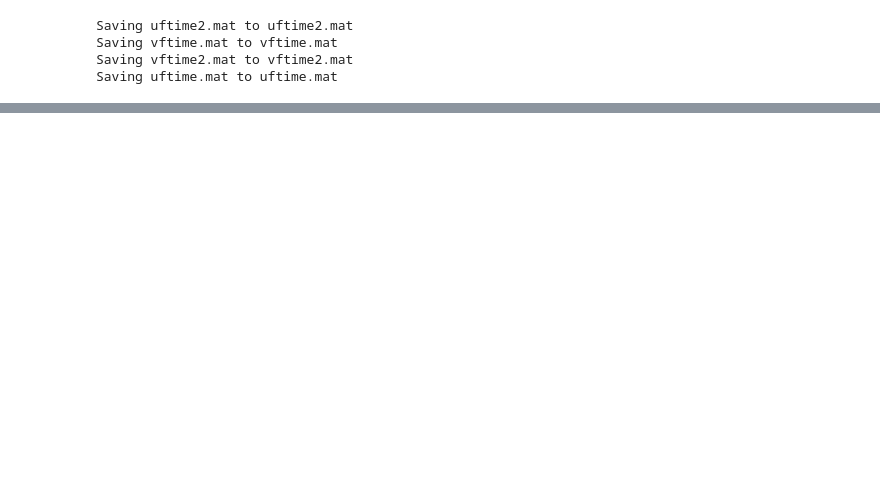
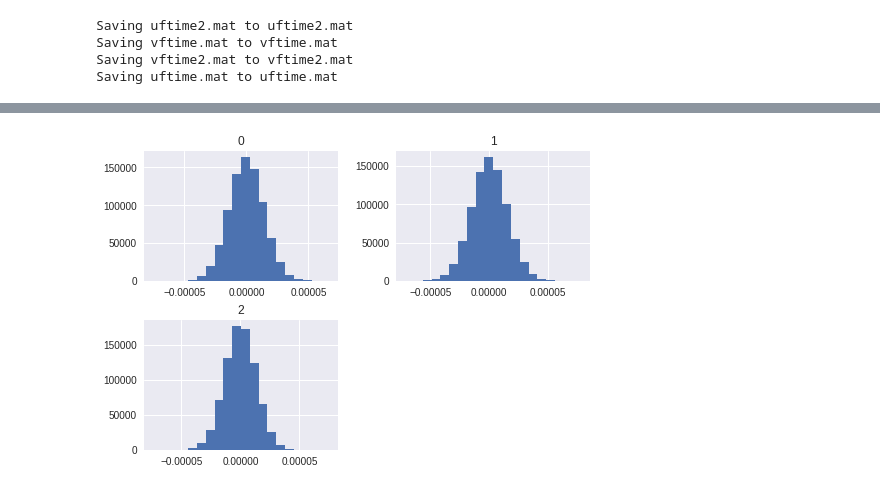
Before and after one commit to arvindnswamy/BoundaryLayers, a Jupyter notebook: WorkingWithTurbulenceData.ipynb, the cells around one changed output, grey strips where cells are left out. Saved outputs shown, nothing was run; the diff lists cells and outputs as text; code cells hidden in the pictures; blank space fills up the shorter version.

```diff
--- a/WorkingWithTurbulenceData.ipynb
+++ b/WorkingWithTurbulenceData.ipynb
@@ -24,0 +38,6 @@ Saving uftime.mat to uftime.mat
+# %%
+pmatdf = pd.DataFrame(pmat['pfluc'], columns=['0','1','2'])
+# %%
+pmathist = pmatdf.hist(bins=20)
+# %% [output]
+[figure, added]
```
Also changed, not shown: parts of 12 cells of this notebook.
